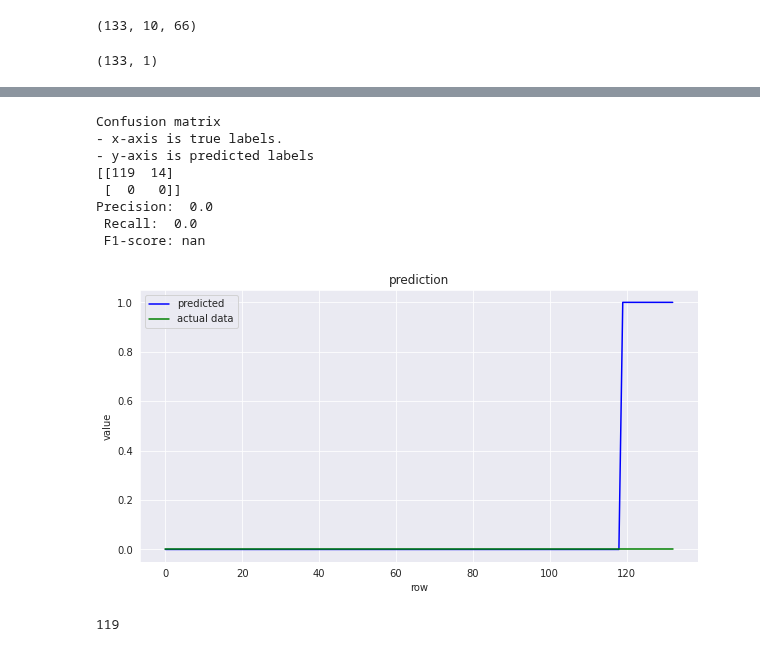
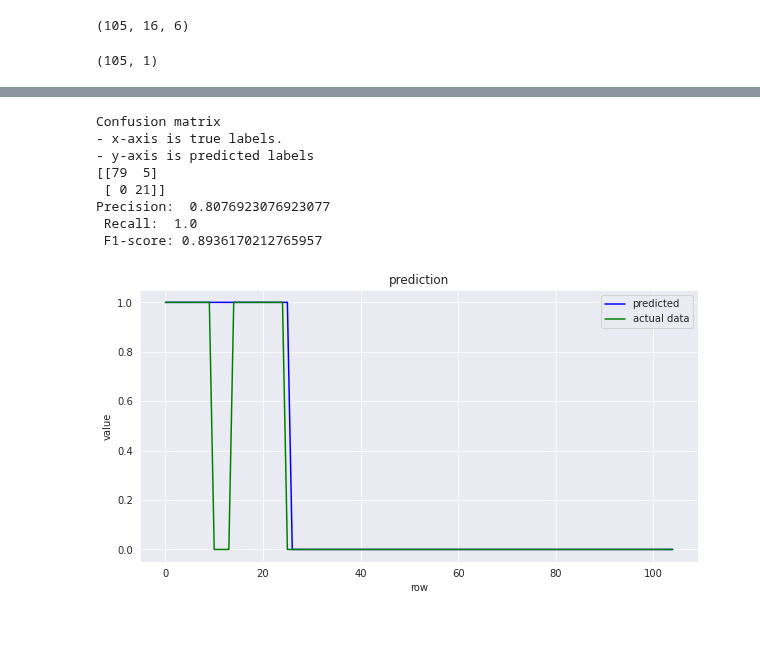
Before and after one commit to MustafaBozkurt84/predictive-maintanance-LSTM, a Jupyter notebook: Lstm_Predictive_maintenance_classification.ipynb, the cells around one changed output, grey strips where cells are left out. Saved outputs shown, nothing was run; the diff lists cells and outputs as text; code cells hidden in the pictures.

```diff
--- a/Lstm_Predictive_maintenance_classification.ipynb
+++ b/Lstm_Predictive_maintenance_classification.ipynb
@@ -158,12 +187,12 @@ def pickle_all(key,value):
 # %%
 # MinMax normalization (from 0 to 1)
 import pickle
-cols_normalize = train_df.columns.difference(['Time','rul',"label2","label1"])
+cols_normalize = train_df.columns.difference(['Time','rul',"label"])
 min_max_scaler = preprocessing.MinMaxScaler(feature_range=(0,1))
 norm_train_df = pd.DataFrame(min_max_scaler.fit_transform(train_df[cols_normalize]),
                              columns=cols_normalize,
                              index=train_df.index)
-pickle_all(f"/content/drive/MyDrive/model_predictive_maintanence/scaler_classification_{label_window}.pkl",min_max_scaler)
+pickle_all(f"/content/drive/MyDrive/model_predictive_maintanence/scaler_classification_1_week.pkl",min_max_scaler)
 join_df = train_df[train_df.columns.difference(cols_normalize)].join(norm_train_df)
 train_df = join_df.reindex(columns = train_df.columns)
 
@@ -292,6 +322,5 @@ print(label_array.shape)
 # %%
-model_path_label1 = "/content/drive/MyDrive/model_predictive_maintanence/classification_label1_model.h5"
-model_path_label2 = "/content/drive/MyDrive/model_predictive_maintanence/classification_label2_model.h5"
+model_path_label1 = "/content/drive/MyDrive/model_predictive_maintanence/classification_label_1_week_model.h5"
 # %%
 # Next, we build a deep network.
 # The first layer is an LSTM layer with 100 units followed by another LSTM layer with 50 units.
@@ -401,6 +485,6 @@ recall =  [1.         0.64583333]
 # %%
 # pick the feature columns
-sequence_cols=train_df.columns.difference(['Time','rul',"label2","label1"])
+sequence_cols=train_df.columns.difference(['Time','rul',"label"])
 
 # generator for the sequences
 
@@ -413,19 +497,19 @@ seq_array = np.concatenate(list(seq_gen)).astype(np.float32)
 seq_array_test_last=np.reshape(seq_array, (len(seq_gen),sequence_length,len(sequence_cols)))
 print(seq_array_test_last.shape)
 # %% [output]
-(133, 10, 66)
+(105, 16, 6)
 # %%
 # generate labels
-label_gen = [gen_labels(test_df, sequence_length, ['label1'])]
+label_gen = [gen_labels(test_df, sequence_length, ['label'])]
 label_array_test_last = np.concatenate(label_gen).astype(np.float32)
 print(label_array_test_last.shape)
 # %% [output]
-(133, 1)
+(105, 1)
 # %%
 
 import os
 # if best iteration's model was saved then load and use it
-estimator = load_model(model_path_label2)
+estimator = load_model(model_path_label1)
 # test metrics
 scores_test = estimator.evaluate(seq_array_test_last, label_array_test_last, verbose=2)
 print('Accurracy: {}'.format(scores_test[1]))
@@ -455,7 +539,7 @@ plt.plot(y_true_test, color="green")
 plt.title('prediction')
 plt.ylabel('value')
 plt.xlabel('row')
-plt.legend(['predicted', 'actual data'], loc='upper left')
+plt.legend(['predicted', 'actual data'], loc='upper right')
 plt.show()
 fig_verify.savefig("model_verify.png")
 # %% [output]
@@ -464,16 +548,12 @@ Accurracy: 0.8947368264198303
 Confusion matrix
 - x-axis is true labels.
 - y-axis is predicted labels
-[[119  14]
- [  0   0]]
-Precision:  0.0
- Recall:  0.0
- F1-score: nan
+[[79  5]
+ [ 0 21]]
+Precision:  0.8076923076923077
+ Recall:  1.0
+ F1-score: 0.8936170212765957
-[figure, old version]
+[figure, new version]
-# %%
-cm[0][0]
-# %% [output]
-119
 # %%
 fig, ax = plt.subplots(figsize=(6,6))
 ax = sns.set_style("darkgrid")
```
Also changed, not shown: parts of 39 cells of this notebook.
